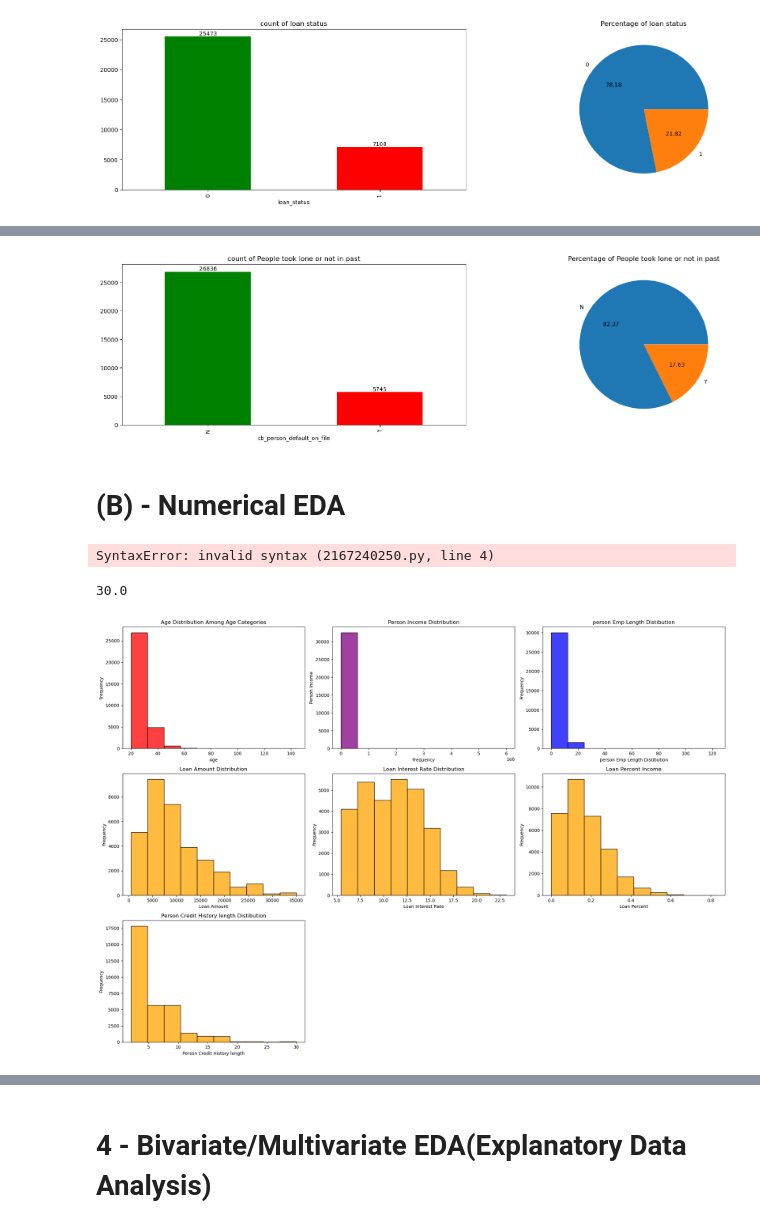
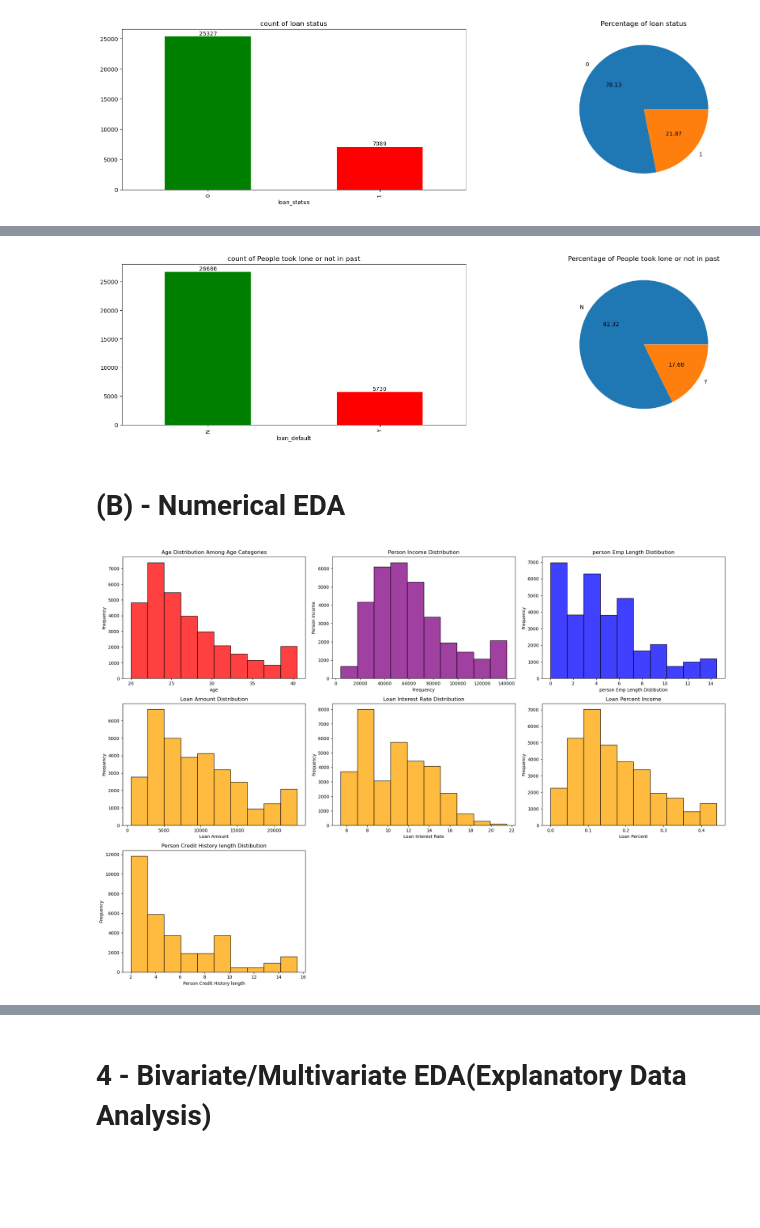
Before and after one commit to Prabh10p/customer-credit-risk-optimization, a Jupyter notebook: notebooks/Eda.ipynb, the cells around one changed output, grey strips where cells are left out. Cells and saved outputs as stored; diff of their text form; code cells hidden in the pictures; blank space fills up the shorter version.

```diff
--- a/notebooks/Eda.ipynb
+++ b/notebooks/Eda.ipynb
@@ -11,7 +11,7 @@ warnings.filterwarnings("ignore")
 # %% [markdown]
 # 2 - Loading the Dataset
 # %%
-df = pd.read_csv('../data/credit_risk_dataset.csv')
+df = pd.read_csv('../data/cleaned_data.csv')
 # moving 2 directory higher since data is in other folder(..)
 # %%
 df.head()
@@ -171,29 +186,18 @@ plt.tight_layout()
 # %%
 plt.figure(figsize=(18,9))
 plt.subplot(2,2,1)
-ax = df.groupby("cb_person_default_on_file").size().plot(kind="bar",color=["green","red","yellow","orange"])
+ax = df.groupby("loan_default").size().plot(kind="bar",color=["green","red","yellow","orange"])
 for container in ax.containers:
     ax.bar_label(container)
 plt.title("count of People took lone or not in past")
 plt.subplot(2,2,2)
-df.groupby("cb_person_default_on_file").size().plot(kind="pie",autopct="%0.2f")
+df.groupby("loan_default").size().plot(kind="pie",autopct="%0.2f")
 plt.title("Percentage of People took lone or not in past")
 plt.tight_layout()
 # %% [output]
-[figure, old version]
+[figure, new version]
 # %% [markdown]
 # (B) - Numerical EDA
-# %%
-hist
-dist
-boxplot
-barplot
-# %% [output]
-SyntaxError: invalid syntax (2167240250.py, line 4)
-# %%
-df["person_age"].quantile(0.75)
-# %% [output]
-30.0
 # %%
 import matplotlib.pyplot as plt
 
@@ -217,7 +221,7 @@ plt.xlabel("Frequency")
 
 
 plt.subplot(3,3,3)
-sns.histplot(df["person_emp_length"], bins=10, color="blue")  # color should be a string, not a list
+sns.histplot(df["employement_duration"], bins=10, color="blue")  # color should be a string, not a list
 plt.title("person Emp Length Distibution")
 plt.xlabel("person Emp Length Distibution")
 plt.ylabel("Frequency")
@@ -225,7 +229,7 @@ plt.ylabel("Frequency")
 
 
 plt.subplot(3,3,4)
-sns.histplot(df["loan_amnt"], bins=10, color="orange")  # color should be a string, not a list
+sns.histplot(df["loan_amount"], bins=10, color="orange")  # color should be a string, not a list
 plt.title("Loan Amount Distribution")
 plt.xlabel("Loan Amount")
 plt.ylabel("Frequency")
@@ -233,35 +237,35 @@ plt.ylabel("Frequency")
 
 
 
 
 
 plt.subplot(3,3,5)
 sns.histplot(df["loan_int_rate"], bins=10, color="orange")  # color should be a string, not a list
 plt.title("Loan Interest Rate Distribution")
 plt.xlabel("Loan Interest Rate")
 plt.ylabel("Frequency")
 
 
 
 plt.subplot(3,3,6)
 sns.histplot(df["loan_percent_income"], bins=10, color="orange")  # color should be a string, not a list
 plt.title("Loan Percent Income")
 plt.xlabel("Loan Percent")
 plt.ylabel("Frequency")
 
 
 
 
 plt.subplot(3,3,7)
-sns.histplot(df["cb_person_cred_hist_length"], bins=10, color="orange")  # color should be a string, not a list
+sns.histplot(df["credit_history_duration"], bins=10, color="orange")  # color should be a string, not a list
 plt.title("Person Credit History length Distibution")
 plt.xlabel("Person Credit History length")
 plt.ylabel("Frequency")\
 
 plt.tight_layout()
 plt.show()
 # %% [output]
-[figure, old version]
+[figure, new version]
 # %%
 # Observation-:
 # %%
```
Also changed, not shown: parts of 11 cells of this notebook, 2 other files.
